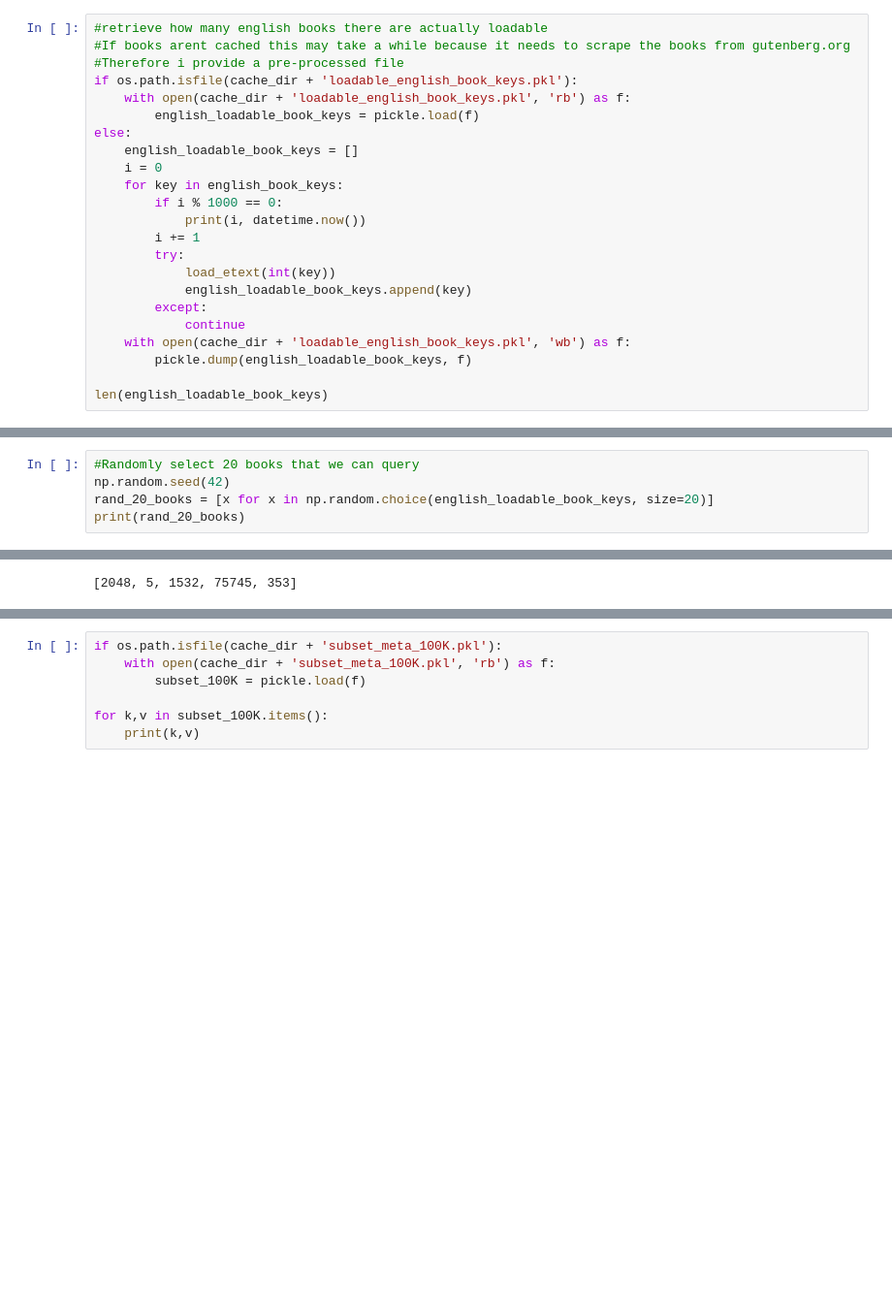
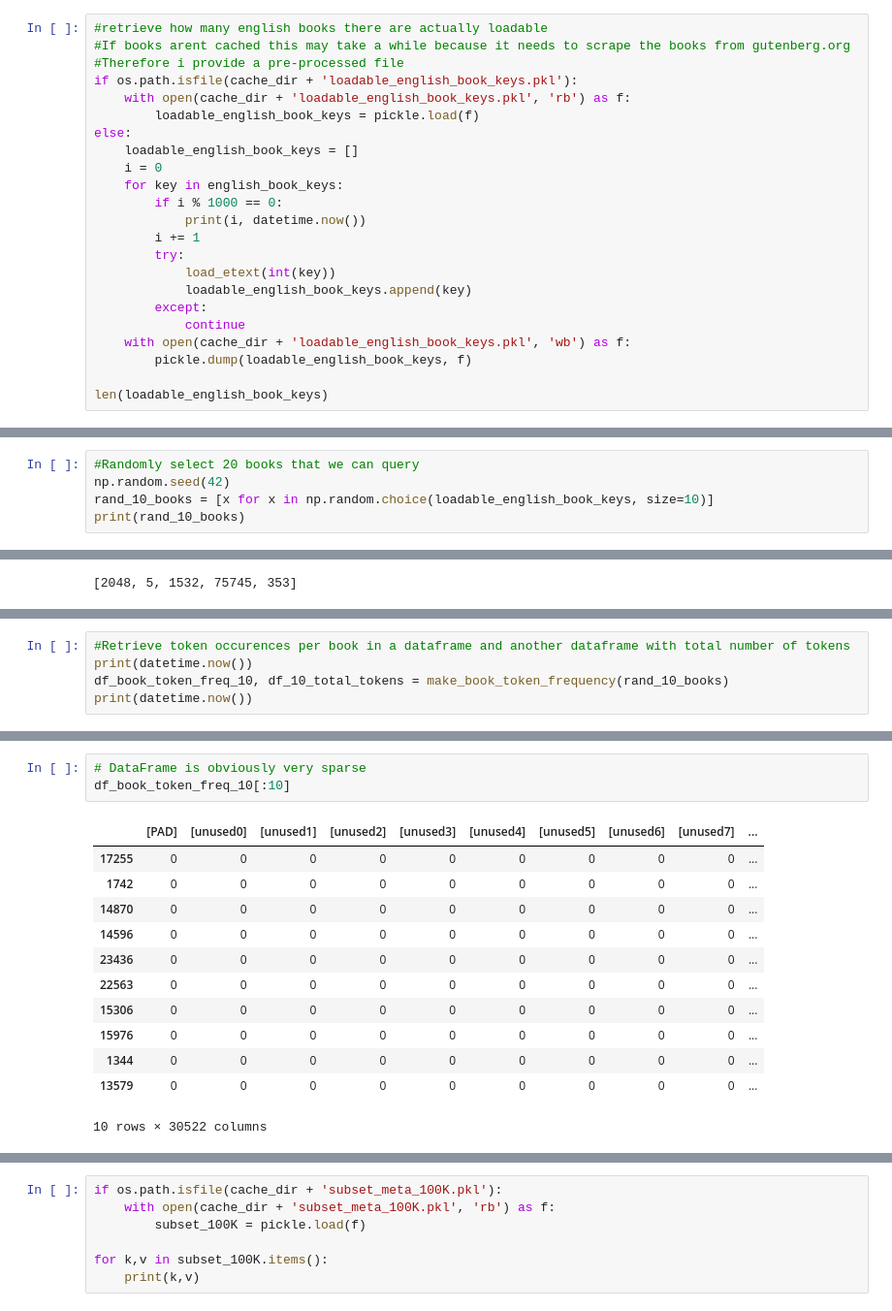
Before and after one commit to zeno17/LessIsMore, a Jupyter notebook: Preprocessing demonstration notebook.ipynb, the cells around one changed output, grey strips where cells are left out. Shown at 97% size. Cells and saved outputs as stored; diff of their text form; blank space fills up the shorter version.

```diff
--- a/Preprocessing demonstration notebook.ipynb
+++ b/Preprocessing demonstration notebook.ipynb
@@ -80,9 +83,9 @@ gzip.BadGzipFile: CRC check failed 0x0 != 0xd0c5998f
 #Therefore i provide a pre-processed file
 if os.path.isfile(cache_dir + 'loadable_english_book_keys.pkl'):
     with open(cache_dir + 'loadable_english_book_keys.pkl', 'rb') as f:
-        english_loadable_book_keys = pickle.load(f)
+        loadable_english_book_keys = pickle.load(f)
 else:
-    english_loadable_book_keys = []
+    loadable_english_book_keys = []
     i = 0
     for key in english_book_keys:
         if i % 1000 == 0:
@@ -90,18 +93,18 @@ else:
         i += 1
         try:
             load_etext(int(key))
-            english_loadable_book_keys.append(key)
+            loadable_english_book_keys.append(key)
         except:
             continue
     with open(cache_dir + 'loadable_english_book_keys.pkl', 'wb') as f:
-        pickle.dump(english_loadable_book_keys, f)
+        pickle.dump(loadable_english_book_keys, f)
 
-len(english_loadable_book_keys)
+len(loadable_english_book_keys)
 # %% [output]
 12640
 # %%
 #Randomly select 20 books that we can query
 np.random.seed(42)
-rand_20_books = [x for x in np.random.choice(english_loadable_book_keys, size=20)]
-print(rand_20_books)
+rand_10_books = [x for x in np.random.choice(loadable_english_book_keys, size=10)]
+print(rand_10_books)
 # %% [output]
@@ -436,0 +324,5 @@ Int64Index([ 239,  117,  156,  232,  127,  129,  212,  114,  116, 1525, 1016,
+# %%
+#Retrieve token occurences per book in a dataframe and another dataframe with total number of tokens
+print(datetime.now())
+df_book_token_freq_10, df_10_total_tokens = make_book_token_frequency(rand_10_books)
+print(datetime.now())
@@ -436,0 +332,16 @@ Int64Index([ 239,  117,  156,  232,  127,  129,  212,  114,  116, 1525, 1016,
+# %%
+# DataFrame is obviously very sparse
+df_book_token_freq_10[:10]
+# %% [output]
+|  | [PAD] | [unused0] | [unused1] | [unused2] | [unused3] | [unused4] | [unused5] | [unused6] | [unused7] | ... |
+| 17255 | 0 | 0 | 0 | 0 | 0 | 0 | 0 | 0 | 0 | ... |
+| 1742 | 0 | 0 | 0 | 0 | 0 | 0 | 0 | 0 | 0 | ... |
+| 14870 | 0 | 0 | 0 | 0 | 0 | 0 | 0 | 0 | 0 | ... |
+| 14596 | 0 | 0 | 0 | 0 | 0 | 0 | 0 | 0 | 0 | ... |
+| 23436 | 0 | 0 | 0 | 0 | 0 | 0 | 0 | 0 | 0 | ... |
+| 22563 | 0 | 0 | 0 | 0 | 0 | 0 | 0 | 0 | 0 | ... |
+| 15306 | 0 | 0 | 0 | 0 | 0 | 0 | 0 | 0 | 0 | ... |
+| 15976 | 0 | 0 | 0 | 0 | 0 | 0 | 0 | 0 | 0 | ... |
+| 1344 | 0 | 0 | 0 | 0 | 0 | 0 | 0 | 0 | 0 | ... |
+| 13579 | 0 | 0 | 0 | 0 | 0 | 0 | 0 | 0 | 0 | ... |
+10 rows × 30522 columns
```
Also changed, not shown: parts of 49 cells of this notebook, 9 other files.
